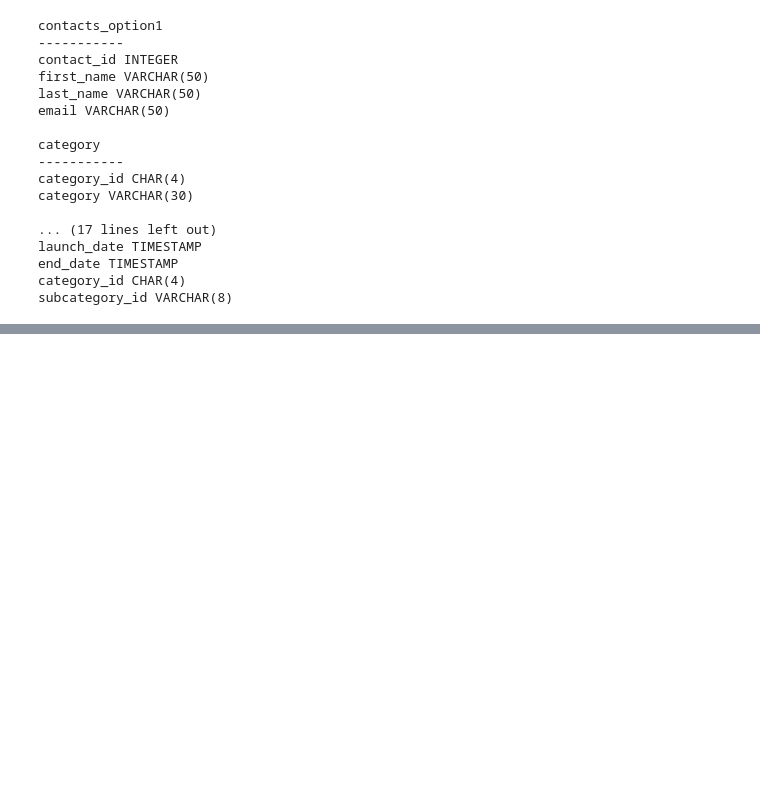
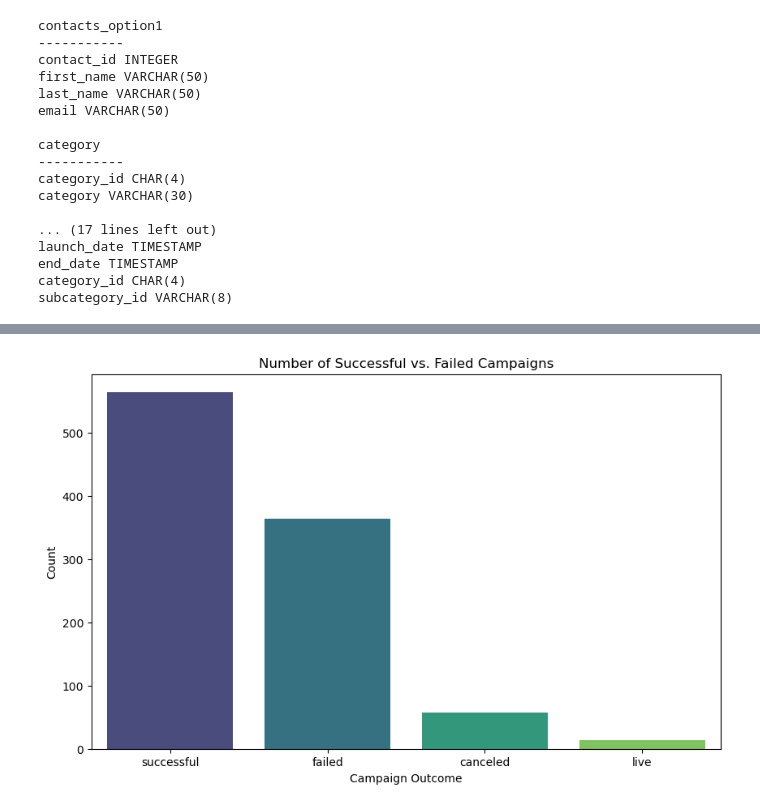
Before and after one commit to Isbelis/Crowdfunding_ETL, a Jupyter notebook: ANALYSIS_Group16.ipynb, the cells around one changed output, grey strips where cells are left out. Drawn from its saved outputs; the diff is of its cells as text; code cells hidden in the pictures; blank space fills up the shorter version.

```diff
--- a/ANALYSIS_Group16.ipynb
+++ b/ANALYSIS_Group16.ipynb
@@ -113,0 +91,15 @@ WHERE outcome = successful;
+# %%
+query_outcome = """
+    SELECT
+    outcome,
+    COUNT(*) as count
+FROM
+    campaign
+GROUP BY
+    outcome
+    ORDER BY
+     count desc
+"""
+
+df_outcome = pd.read_sql(text(query_outcome), con=engine)
+df_outcome.head()
@@ -113,0 +112,14 @@ WHERE outcome = successful;
+# %%
+# Create the bar chart
+plt.figure(figsize=(10, 6))
+sns.barplot(data=df_outcome, x='outcome', y='count', palette='viridis')
+plt.title('Number of Successful vs. Failed Campaigns')
+plt.xlabel('Campaign Outcome')
+plt.ylabel('Count')
+
+# Save the plot as an image file (e.g., PNG format)
+plt.savefig('output/outcome_plot.png')
+
+plt.show()
+# %% [output]
+[figure, added]
```
Also changed, not shown: parts of 14 cells of this notebook.
